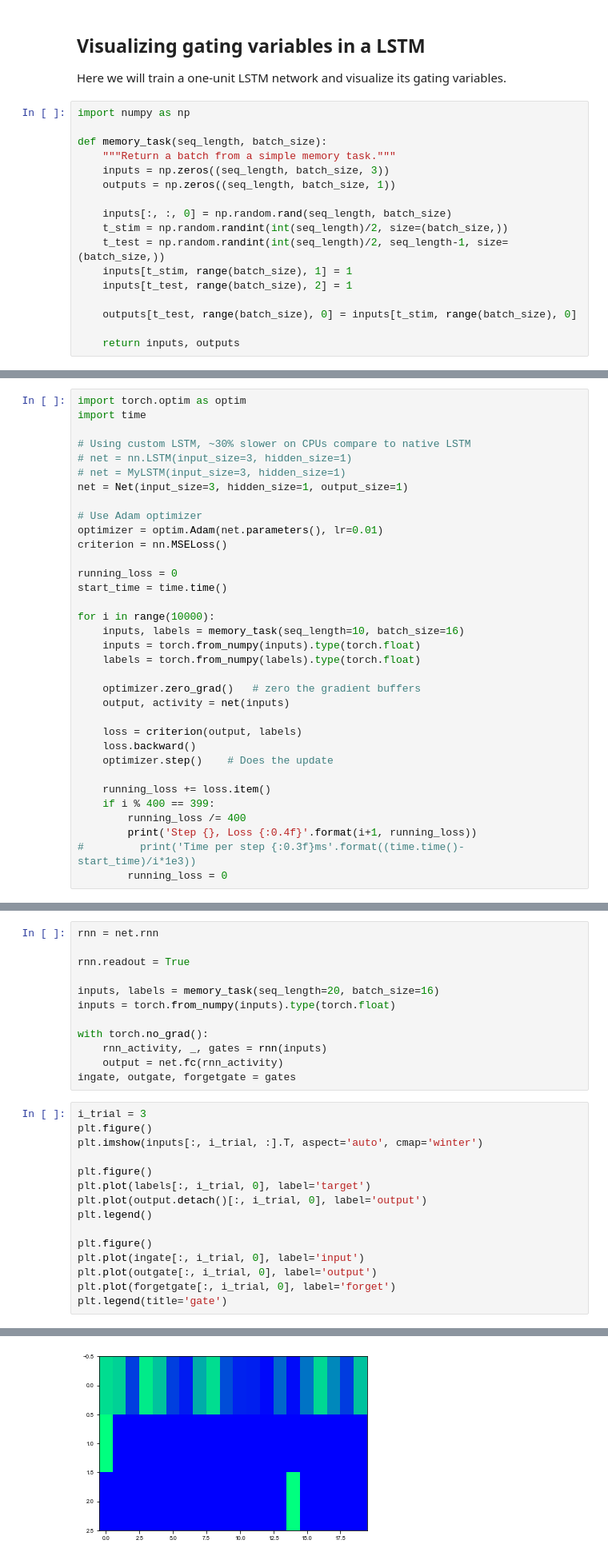
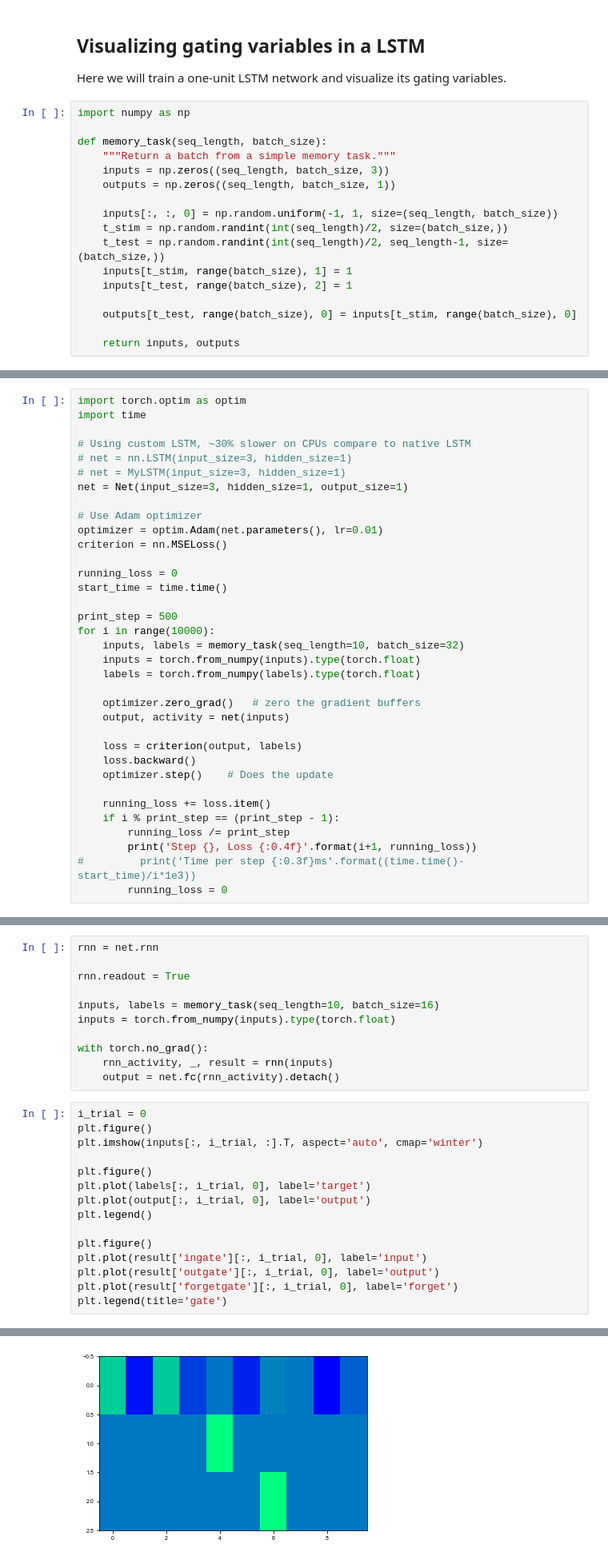
Before and after one commit to gyyang/nn-brain, a Jupyter notebook: LSTMVisualization.ipynb, the cells around one changed output, grey strips where cells are left out. Shown: that part at 80% size. Cells and saved outputs as stored; diff of their text form.

Commit message:
using a more stable to learn task

```diff
--- a/LSTMVisualization.ipynb
+++ b/LSTMVisualization.ipynb
@@ -10,7 +10,7 @@ def memory_task(seq_length, batch_size):
     inputs = np.zeros((seq_length, batch_size, 3))
     outputs = np.zeros((seq_length, batch_size, 1))
 
-    inputs[:, :, 0] = np.random.rand(seq_length, batch_size)
+    inputs[:, :, 0] = np.random.uniform(-1, 1, size=(seq_length, batch_size))
     t_stim = np.random.randint(int(seq_length)/2, size=(batch_size,))
     t_test = np.random.randint(int(seq_length)/2, seq_length-1, size=(batch_size,))
     inputs[t_stim, range(batch_size), 1] = 1
@@ -150,8 +162,9 @@ criterion = nn.MSELoss()
 running_loss = 0
 start_time = time.time()
 
+print_step = 500
 for i in range(10000):
-    inputs, labels = memory_task(seq_length=10, batch_size=16)
+    inputs, labels = memory_task(seq_length=10, batch_size=32)
     inputs = torch.from_numpy(inputs).type(torch.float)
     labels = torch.from_numpy(labels).type(torch.float)
 
@@ -163,8 +176,8 @@ for i in range(10000):
     optimizer.step()    # Does the update
 
     running_loss += loss.item()
-    if i % 400 == 399:
-        running_loss /= 400
+    if i % print_step == (print_step - 1):
+        running_loss /= print_step
         print('Step {}, Loss {:0.4f}'.format(i+1, running_loss))
 #         print('Time per step {:0.3f}ms'.format((time.time()-start_time)/i*1e3))
         running_loss = 0
@@ -191,28 +207,27 @@ rnn = net.rnn
 
 rnn.readout = True
 
-inputs, labels = memory_task(seq_length=20, batch_size=16)
+inputs, labels = memory_task(seq_length=10, batch_size=16)
 inputs = torch.from_numpy(inputs).type(torch.float)
 
 with torch.no_grad():
-    rnn_activity, _, gates = rnn(inputs)
-    output = net.fc(rnn_activity)
-ingate, outgate, forgetgate = gates
+    rnn_activity, _, result = rnn(inputs)
+    output = net.fc(rnn_activity).detach()
 # %%
-i_trial = 3
+i_trial = 0
 plt.figure()
 plt.imshow(inputs[:, i_trial, :].T, aspect='auto', cmap='winter')
 
 plt.figure()
 plt.plot(labels[:, i_trial, 0], label='target')
-plt.plot(output.detach()[:, i_trial, 0], label='output')
+plt.plot(output[:, i_trial, 0], label='output')
 plt.legend()
 
 plt.figure()
-plt.plot(ingate[:, i_trial, 0], label='input')
-plt.plot(outgate[:, i_trial, 0], label='output')
-plt.plot(forgetgate[:, i_trial, 0], label='forget')
+plt.plot(result['ingate'][:, i_trial, 0], label='input')
+plt.plot(result['outgate'][:, i_trial, 0], label='output')
+plt.plot(result['forgetgate'][:, i_trial, 0], label='forget')
 plt.legend(title='gate')
 # %% [output]
 <matplotlib.legend.Legend at 0x...>
-[figure, old version]
+[figure, new version]
```
Also changed, not shown: parts of 7 cells of this notebook.
